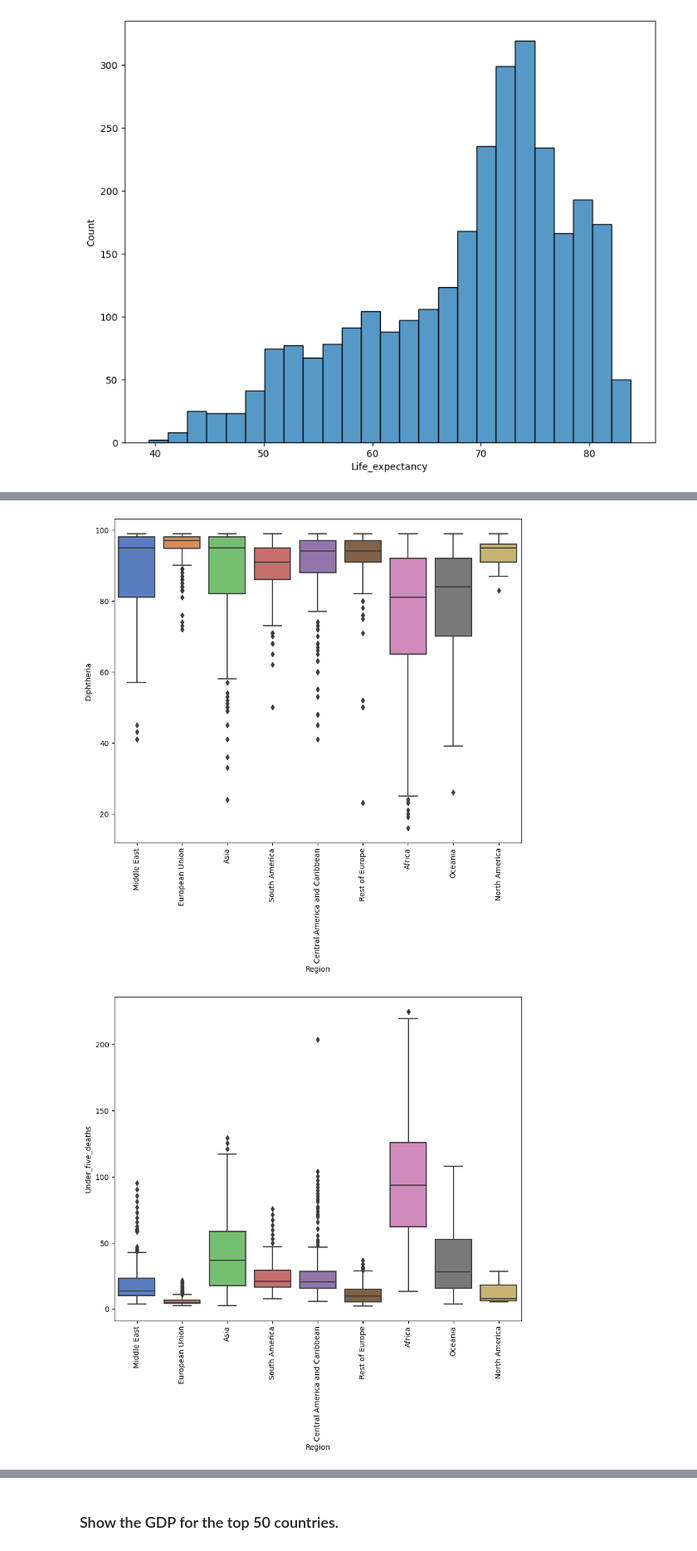
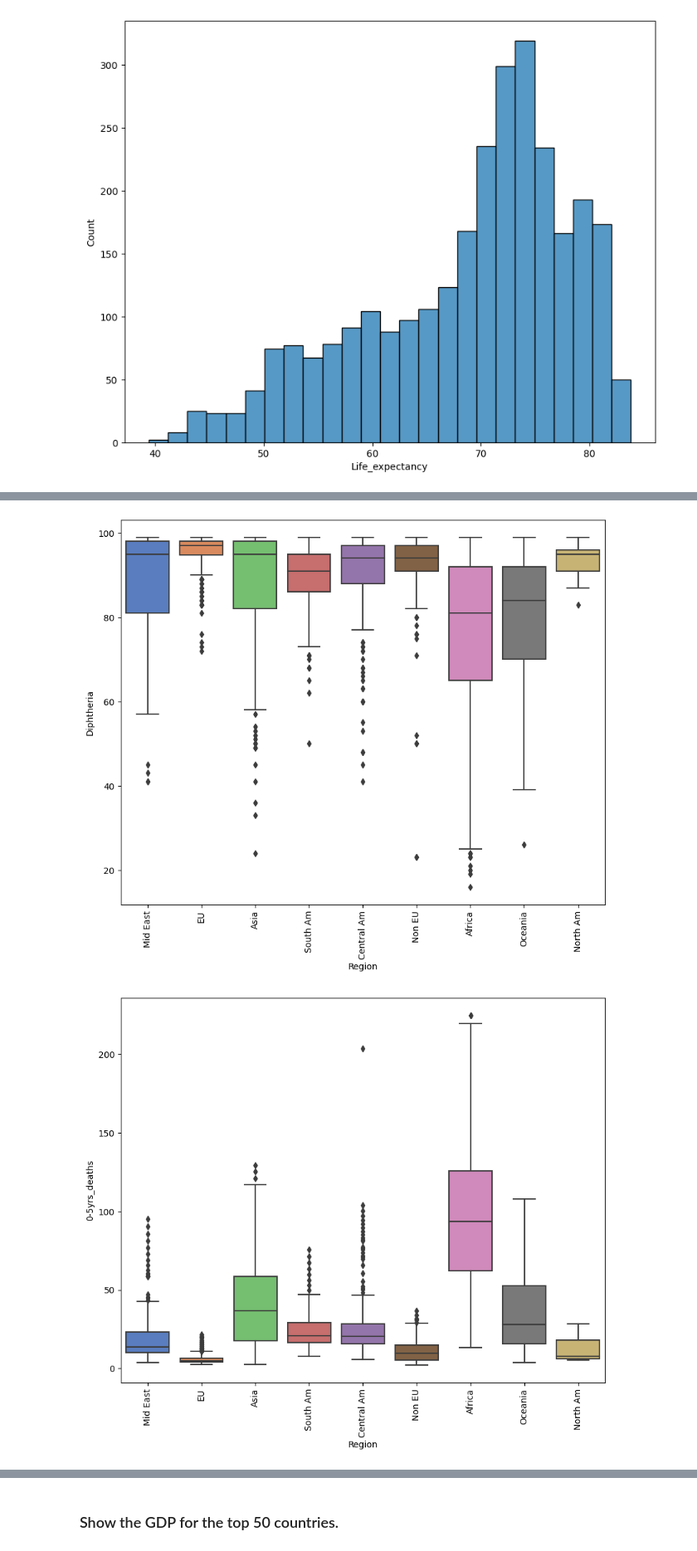
Before and after one commit to johnpospisil/who-life-expectancy-predictor, a Jupyter notebook: who-life-expectancy-prediction.ipynb, the cells around one changed output, grey strips where cells are left out. Shown at 83% size. Drawn from its saved outputs; the diff is of its cells as text; code cells hidden in the pictures.

Commit message:
Shorten column names and 'Region' names.

```diff
--- a/who-life-expectancy-prediction.ipynb
+++ b/who-life-expectancy-prediction.ipynb
@@ -38,0 +51,7 @@ df.head()
+# %%
+df.rename(columns={'Under_five_deaths': '0-5yrs_deaths',
+                   'Alcohol_consumption': 'Alcohol',
+                  'Thinness_ten_nineteen_years': 'Thinness_10-19',
+                  'Thinness_five_nine_years': 'Thinness_5-9',
+                  'Economy_status_Developed': 'Developed',
+                  'Economy_status_Developing': 'Developing'},inplace=True)
@@ -135,3 +175,10 @@ sns.histplot(x='Life_expectancy', data=df);
+# %%
+df['Region'] = df['Region'].replace('Middle East','Mid East')
+df['Region'] = df['Region'].replace('European Union','EU')
+df['Region'] = df['Region'].replace('South America','South Am')
+df['Region'] = df['Region'].replace('Central America and Caribbean','Central Am')
+df['Region'] = df['Region'].replace('Rest of Europe','Non EU')
+df['Region'] = df['Region'].replace('North America','North Am')
 # %%
 plt.figure(figsize=(10, 8))
 sns.boxplot(x=df['Region'], y=df['Life_expectancy'], data=df, palette='muted')
@@ -155,13 +203,13 @@ plt.figure(figsize=(10, 8))
 sns.boxplot(x=df['Region'], y=df['Diphtheria'], data=df, palette='muted')
 plt.xticks(rotation=90);
 # %% [output]
-[figure, old version]
+[figure, new version]
 # %%
 plt.figure(figsize=(10, 8))
-sns.boxplot(x=df['Region'], y=df['Under_five_deaths'], data=df, palette='muted')
+sns.boxplot(x=df['Region'], y=df['0-5yrs_deaths'], data=df, palette='muted')
 plt.xticks(rotation=90);
 # %% [output]
-[figure, old version]
+[figure, new version]
 # %%
 plt.figure(figsize=(10, 8))
 sns.boxplot(x=df['Region'], y=df['Infant_deaths'], data=df, palette='muted')
```
Also changed, not shown: parts of 29 cells of this notebook.
